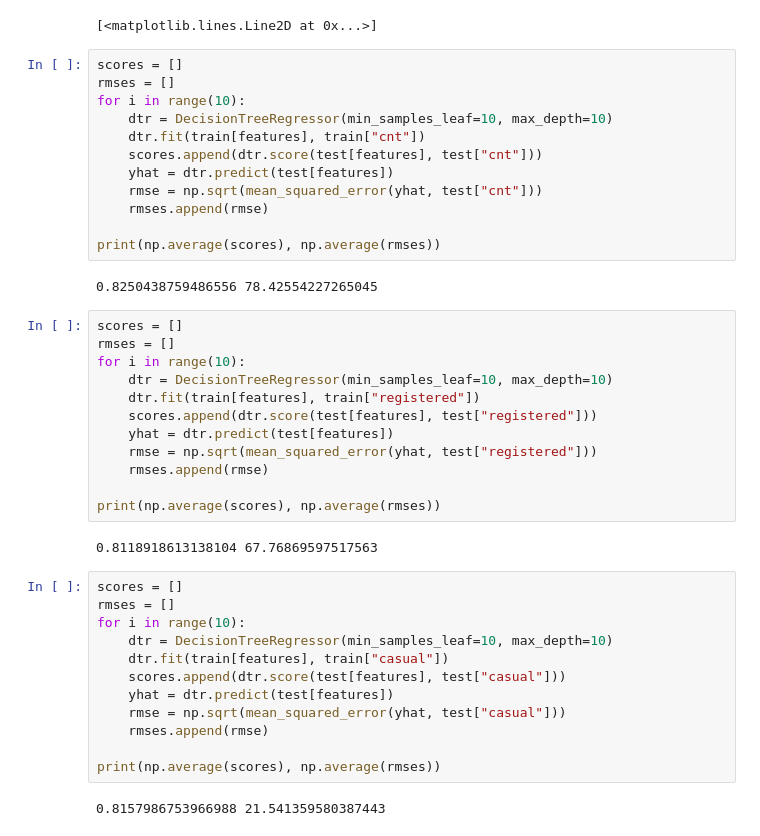
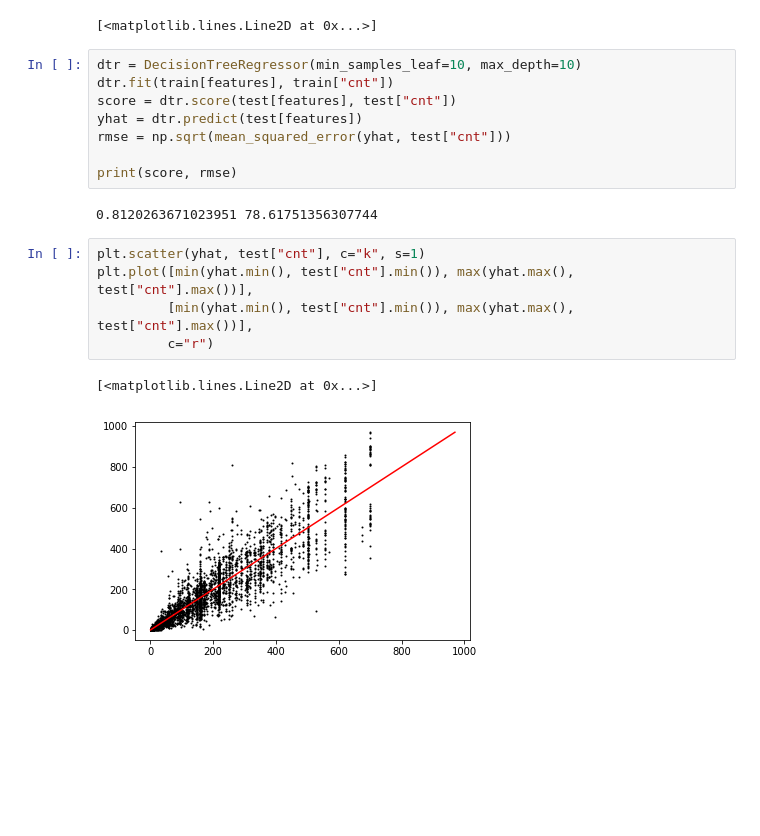
Before and after one commit to BurgerBurglar/MachineLearning---BikeRental, a Jupyter notebook: Prediction.ipynb, the cells around one changed output. Drawn from its saved outputs; the diff is of its cells as text; blank space fills up the shorter version.

```diff
--- a/Prediction.ipynb
+++ b/Prediction.ipynb
@@ -357,44 +357,20 @@ ax[1].plot(mids, rmses)
  78.44735188 78.44554019 78.44682415 78.44591831]
 [<matplotlib.lines.Line2D at 0x...>]
 # %%
-scores = []
-rmses = []
-for i in range(10):
-    dtr = DecisionTreeRegressor(min_samples_leaf=10, max_depth=10)
-    dtr.fit(train[features], train["cnt"])
-    scores.append(dtr.score(test[features], test["cnt"]))
-    yhat = dtr.predict(test[features])
-    rmse = np.sqrt(mean_squared_error(yhat, test["cnt"]))
-    rmses.append(rmse)
+dtr = DecisionTreeRegressor(min_samples_leaf=10, max_depth=10)
+dtr.fit(train[features], train["cnt"])
+score = dtr.score(test[features], test["cnt"])
+yhat = dtr.predict(test[features])
+rmse = np.sqrt(mean_squared_error(yhat, test["cnt"]))
 
-print(np.average(scores), np.average(rmses))
+print(score, rmse)
 # %% [output]
-0.8250438759486556 78.42554227265045
+0.8120263671023951 78.61751356307744
-# %%
-scores = []
-rmses = []
-for i in range(10):
-    dtr = DecisionTreeRegressor(min_samples_leaf=10, max_depth=10)
-    dtr.fit(train[features], train["registered"])
-    scores.append(dtr.score(test[features], test["registered"]))
-    yhat = dtr.predict(test[features])
-    rmse = np.sqrt(mean_squared_error(yhat, test["registered"]))
-    rmses.append(rmse)
-
-print(np.average(scores), np.average(rmses))
-# %% [output]
-0.8118918613138104 67.76869597517563
-# %%
-scores = []
-rmses = []
-for i in range(10):
-    dtr = DecisionTreeRegressor(min_samples_leaf=10, max_depth=10)
-    dtr.fit(train[features], train["casual"])
-    scores.append(dtr.score(test[features], test["casual"]))
-    yhat = dtr.predict(test[features])
-    rmse = np.sqrt(mean_squared_error(yhat, test["casual"]))
-    rmses.append(rmse)
-
-print(np.average(scores), np.average(rmses))
-# %% [output]
-0.8157986753966988 21.541359580387443
+# %%
+plt.scatter(yhat, test["cnt"], c="k", s=1)
+plt.plot([min(yhat.min(), test["cnt"].min()), max(yhat.max(), test["cnt"].max())],
+         [min(yhat.min(), test["cnt"].min()), max(yhat.max(), test["cnt"].max())],
+         c="r")
+# %% [output]
+[<matplotlib.lines.Line2D at 0x...>]
+[figure, added]
```
Also changed, not shown: parts of 1 cell of this notebook.
